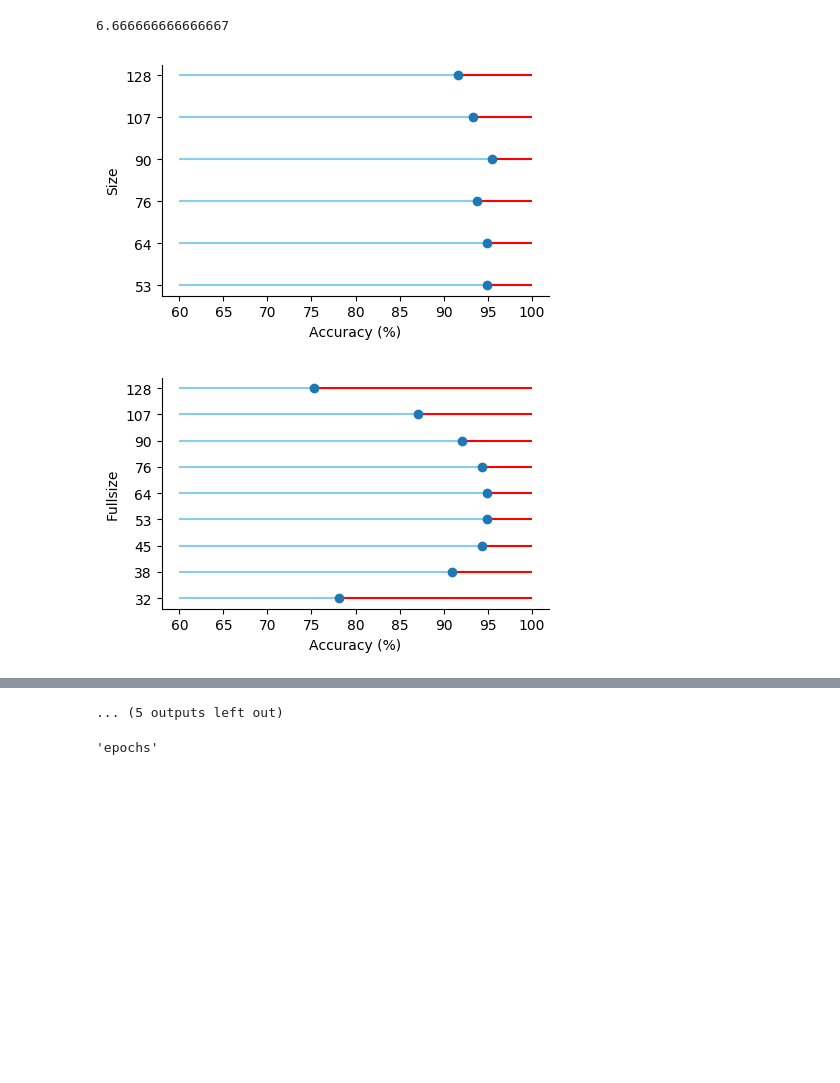
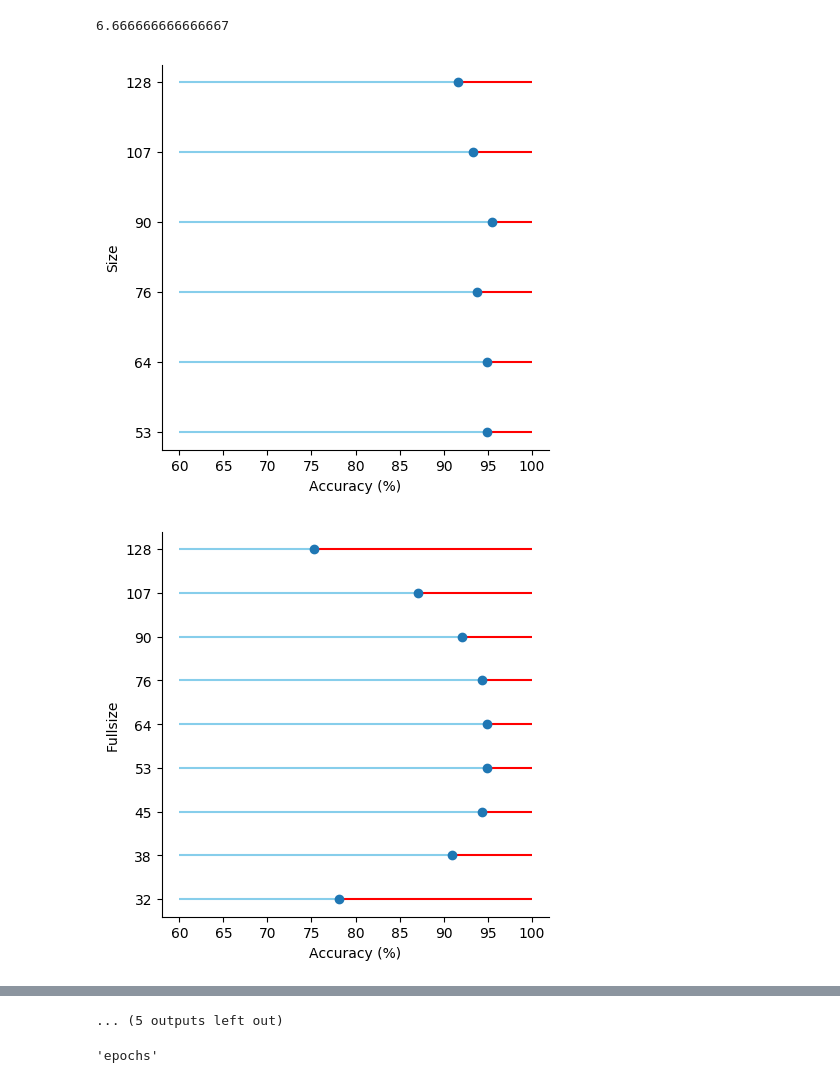
Before and after one commit to laurentperrinet/Perrinet18gdr, a Jupyter notebook: figures/Perrinet18gdr.ipynb, the cells around one changed output, grey strips where cells are left out. Saved outputs shown, nothing was run; the diff lists cells and outputs as text; code cells hidden in the pictures; blank space fills up the shorter version.

Commit message:
accuracy plot

```diff
--- a/figures/Perrinet18gdr.ipynb
+++ b/figures/Perrinet18gdr.ipynb
@@ -33,0 +27,28 @@ device(type='cpu')
+# %%
+txt = """
+🌫🌫🌫🌫🌫🌫🌫🌫🌫🌫🌫🌫🌫🌫🌫🌫🌫🌫🌫🌫🌫🌫🌫🌫🌫🌫🌫🌫🌫🌫🌫🌫🌫🌫🌫🌫🌫🌫🌫🌫🌫🌫🌫🌫🌫🌫🌫🌫🌫🌫🌫🌫🌫🌫🌫🌫🌫🌫🌫🌫🌫🌫🌫🌫🌫🌫🌫🌫🌫🌫🌫🌫🌫🌫🌫🌫🌫
+🌫🌫🌫🌫🌫🌫🌫🌫🌫🌫🌫🌫🌫🌫🌫🌫🌫🌫🌫🌫🌫🌫🌫🌫🌫🌫🌫🌫🌫🌫🌫🌫🌫🌫🌫🌫🌫🌫🔵🌫🌫🌫🌫🌫🌫🌫🌫🌫🌫🌫🌫🌫🌫🌫🌫🌫🌫🌫🌫🌫🌫🌫🌫🌫🌫🌫🌫🌫🌫🌫🌫🌫🌫🌫🌫🌫🌫
+🌫🌫🌫🌫🌫🌫🌫🌫🌫🌫🌫🌫🌫🌫🌫🌫🌫🌫🌫🌫🌫🌫🌫🌫🌫🌫🌫🌫🌫🌫🌫🌫🌫🌫🌫🌫🌫🌫🌫🌫🌫🌫🌫🌫🌫🌫🌫🌫🌫🌫🌫🌫🌫🌫🌫🌫🌫🌫🌫🌫🌫🌫🌫🌫🌫🌫🌫🌫🌫🌫🌫🌫🌫🌫🌫🌫🌫
+🌫🌫🔴🌫🌫🌫🌫🌫🌫🌫🌫🌫🌫🌫🌫🌫🌫🌫🌫🌫🌫🌫🌫🌫🌫🌫🌫🌫🌫🌫🌫🌫🌫🌫🌫🌫🌫🌫🌫🌫🌫🌫🌫🌫🌫🌫🌫🌫🌫🌫🌫🌫🌫🌫🌫🌫🌫🌫🌫🌫🌫🌫🌫🌫🌫🌫🌫🌫🌫🌫🌫🌫🌫🌫🌫🌫🌫
+🌫🌫🌫🌫🌫🌫🌫🌫🌫🌫🌫🌫🌫🌫🌫🌫🌫🌫🌫🌫🌫🌫🌫🌫🌫🌫🌫🌫🌫🌫🌫🌫🌫🌫🌫🌫🌫🌫🌫🌫🌫🌫🌫🌫🌫🌫🌫🌫🌫🌫🌫🌫🌫🌫🌫🌫🌫🌫🌫🌫🌫🌫🌫🌫🌫🌫🌫🌫🌫🌫🌫🌫🌫🌫🌫🌫🌫
+🌫🌫🌫🌫🌫🌫🌫🌫🌫🌫🌫🌫🌫🌫🌫🌫🌫🌫🌫🌫🌫🌫🌫🌫🌫🌫🌫🌫🌫🌫🌫🌫🌫🌫🌫🌫🌫🌫☠️🌫🌫🌫🌫🌫🌫🌫🌫🌫🌫🌫🌫🌫🌫🌫🌫🌫🌫🌫🌫🌫🌫🌫🌫🌫🌫🌫🌫🌫🌫🌫🌫🌫🌫🌫🌫🌫🌫
+🌫🌫🌫🌫🌫🌫🌫🌫🌫🌫🌫🌫🌫🌫🌫🌫🌫🌫🌫🌫🌫🌫🌫🌫🌫🌫🌫🌫🌫🌫🌫🌫🌫🌫🌫🌫🌫🌫🌫🌫🌫🌫🌫🌫🌫🌫🌫🌫🌫🌫🌫🌫🌫🌫🌫🌫🌫🌫🌫🌫🌫🌫🌫🌫🌫🌫🌫🌫🌫🌫🌫🌫🌫🌫🌫🌫🌫
+🌫🌫🌫🌫🌫🌫🌫🌫🌫🌫🌫🌫🌫🌫🌫🌫🌫🌫🌫🌫🌫🌫🌫🌫🌫🌫🌫🌫🌫🌫🌫🌫🌫🌫🌫🌫🌫🌫🔴🌫🌫🌫🌫🌫🌫🌫🌫🌫🌫🌫🌫🌫🌫🌫🌫🌫🌫🌫🌫🌫🌫🌫🌫🌫🌫🌫🌫🌫🌫🌫🌫🌫🌫🌫🌫🌫🌫
+🌫🌫🌫🌫🌫🌫🌫🌫🌫🌫🌫🌫🌫🌫🌫🌫🌫🌫🌫🌫🌫🌫🌫🌫🌫🌫🌫🌫🌫🌫🌫🌫🌫🌫🌫🌫🌫🌫🌫🌫🌫🌫🌫🌫🌫🌫🌫🌫🌫🌫🌫🌫🌫🌫🌫🌫🌫🌫🌫🌫🌫🌫🌫🌫🌫🌫🌫🌫🌫🌫🌫🌫🌫🌫🌫🌫🌫
+🌫🌫🌫🌫🌫🌫🌫🌫🌫🌫🌫🌫🌫🌫🌫🌫🌫🌫🌫🌫🌫🌫🌫🌫🌫🌫🌫🌫🌫🌫🌫🌫🌫🌫🌫🌫🌫🌫🌫🌫🌫🌫🌫🌫🌫🌫🌫🌫🌫🌫🌫🌫🌫🌫🌫🌫🌫🌫🌫🌫🌫🌫🌫🌫🌫🌫🌫🌫🌫🌫🌫🌫🌫🌫🔴🌫🌫
+🌫🌫🌫🌫🌫🌫🌫🌫🌫🌫🌫🌫🌫🌫🌫🌫🌫🌫🌫🌫🌫🌫🌫🌫🌫🌫🌫🌫🌫🌫🌫🌫🌫🌫🌫🌫🌫🌫🌫🌫🌫🌫🌫🌫🌫🌫🌫🌫🌫🌫🌫🌫🌫🌫🌫🌫🌫🌫🌫🌫🌫🌫🌫🌫🌫🌫🌫🌫🌫🌫🌫🌫🌫🌫🌫🌫🌫
+"""
+
+fig, ax = plt.subplots(figsize=(15, 5))
+
+for i, line in enumerate(output.splitlines()):
+    print(line)
+    #results[parameter]['accuracy'], results[parameter]['value'] = np.array(results[parameter]['accuracy']), np.array(results[parameter]['value'])
+    ax.text(i, 0, line)
+    plt.show()
+    fig_dir = './'
+    fig_ext = '.pdf'
+    fname = 'accuracy_' + parameter + fig_ext
+    tex += "\includegraphics[width=.0666\linewidth]{"+ fname + "} \n"
+    fig.savefig(os.path.join(fig_dir, fname),
+            bbox_inches='tight', pad_inches=0)
@@ -543,34 +583,34 @@ for parameter in results:
 # %%
 tex = ''
 for parameter in results:
     #print('--->',  parameter,  results[result])
-    fig, ax = plt.subplots(figsize=(5, 3))
+    fig, ax = plt.subplots(figsize=(5, 5))
     #results[parameter]['accuracy'], results[parameter]['value'] = np.array(results[parameter]['accuracy']), np.array(results[parameter]['value'])
     ax.plot(results[parameter]['accuracy'], results[parameter]['value'], "o")
     ax.hlines(y=results[parameter]['value'], xmin=results[parameter]['accuracy'], xmax=100, color='red')
     ax.hlines(y=results[parameter]['value'], xmin=60, xmax=results[parameter]['accuracy'], color='skyblue')
 
     plt.ylabel(parameter.capitalize())
     #print( results[parameter]['value'] )
     #print( np.min([np.float(k) for k in results[parameter]['value']]))
     #ax.vlines(100, np.min(results[parameter]['value']), np.max(results[parameter]['value']), 'k', label='max')
     plt.xlabel('Accuracy (%)')
     # Only draw spine between the y-ticks
     #ax.spines['left'].set_bounds(-1, 1)
     # Hide the right and top spines
     ax.spines['right'].set_visible(False)
     ax.spines['top'].set_visible(False)
     # Only show ticks on the left and bottom spines
     ax.yaxis.set_ticks_position('left')
     ax.xaxis.set_ticks_position('bottom')
     plt.show()
     fig_dir = './'
     fig_ext = '.pdf'
     fname = 'accuracy_' + parameter + fig_ext
-    tex += "\includegraphics[width=.05\linewidth]{"+ fname + "} \n"
+    tex += "\includegraphics[width=.0666\linewidth]{"+ fname + "} \n"
     fig.savefig(os.path.join(fig_dir, fname),
             bbox_inches='tight', pad_inches=0)
 print(tex)
 # %% [output]
-[figure, old version]
+[figure, new version]
-[figure, old version]
+[figure, new version]
```
Also changed, not shown: parts of 3 cells of this notebook, 2 other files.
